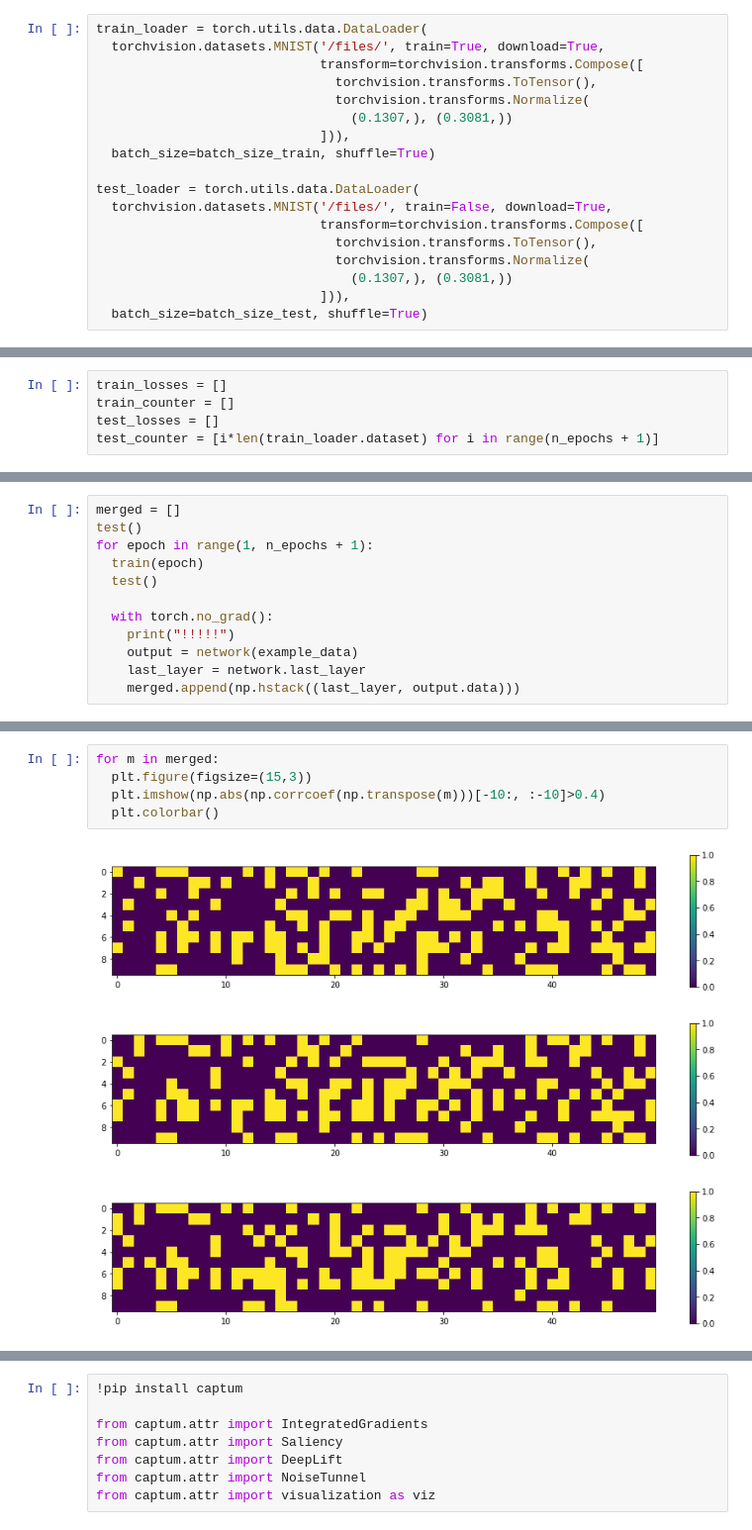
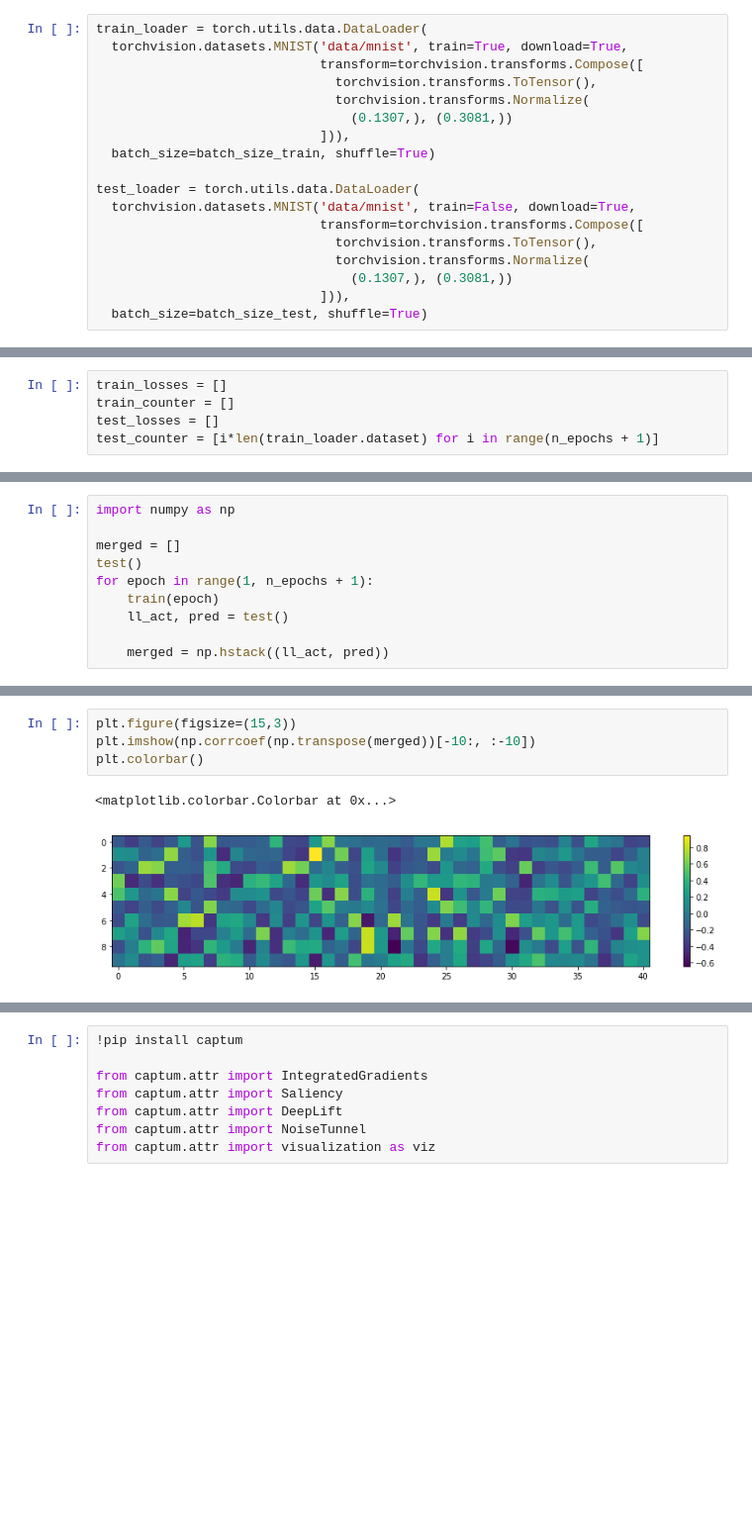
Before and after one commit to arkhycat/disenntangle, a Jupyter notebook: mnist_disentangling.ipynb, the cells around one changed output, grey strips where cells are left out. Shown at 99% size. Cells and saved outputs as stored; diff of their text form; blank space fills up the shorter version.

```diff
--- a/mnist_disentangling.ipynb
+++ b/mnist_disentangling.ipynb
@@ -20,7 +20,7 @@ torch.manual_seed(random_seed)
 # Loading the data
 # %%
 train_loader = torch.utils.data.DataLoader(
-  torchvision.datasets.MNIST('/files/', train=True, download=True,
+  torchvision.datasets.MNIST('data/mnist', train=True, download=True,
                              transform=torchvision.transforms.Compose([
                                torchvision.transforms.ToTensor(),
                                torchvision.transforms.Normalize(
@@ -29,7 +29,7 @@ train_loader = torch.utils.data.DataLoader(
   batch_size=batch_size_train, shuffle=True)
 
 test_loader = torch.utils.data.DataLoader(
-  torchvision.datasets.MNIST('/files/', train=False, download=True,
+  torchvision.datasets.MNIST('data/mnist', train=False, download=True,
                              transform=torchvision.transforms.Compose([
                                torchvision.transforms.ToTensor(),
                                torchvision.transforms.Normalize(
@@ -129,13 +133,11 @@ def test():
 # %%
+import numpy as np
+
 merged = []
 test()
 for epoch in range(1, n_epochs + 1):
-  train(epoch)
-  test()
+    train(epoch)
+    ll_act, pred = test()
 
-  with torch.no_grad():
-    print("!!!!!")
-    output = network(example_data)
-    last_layer = network.last_layer
-    merged.append(np.hstack((last_layer, output.data)))
+    merged = np.hstack((ll_act, pred))
 # %% [output]
@@ -159,9 +161,7 @@ Test set: Avg. loss: 0.0959, Accuracy: 9694/10000 (97%)
 # %%
-for m in merged:
-  plt.figure(figsize=(15,3))
-  plt.imshow(np.abs(np.corrcoef(np.transpose(m)))[-10:, :-10]>0.4)
-  plt.colorbar()
+plt.figure(figsize=(15,3))
+plt.imshow(np.corrcoef(np.transpose(merged))[-10:, :-10])
+plt.colorbar()
 # %% [output]
+<matplotlib.colorbar.Colorbar at 0x...>
-[figure, old version]
+[figure, new version]
-[figure, removed]
-[figure, removed]
```
Also changed, not shown: parts of 14 cells of this notebook.
